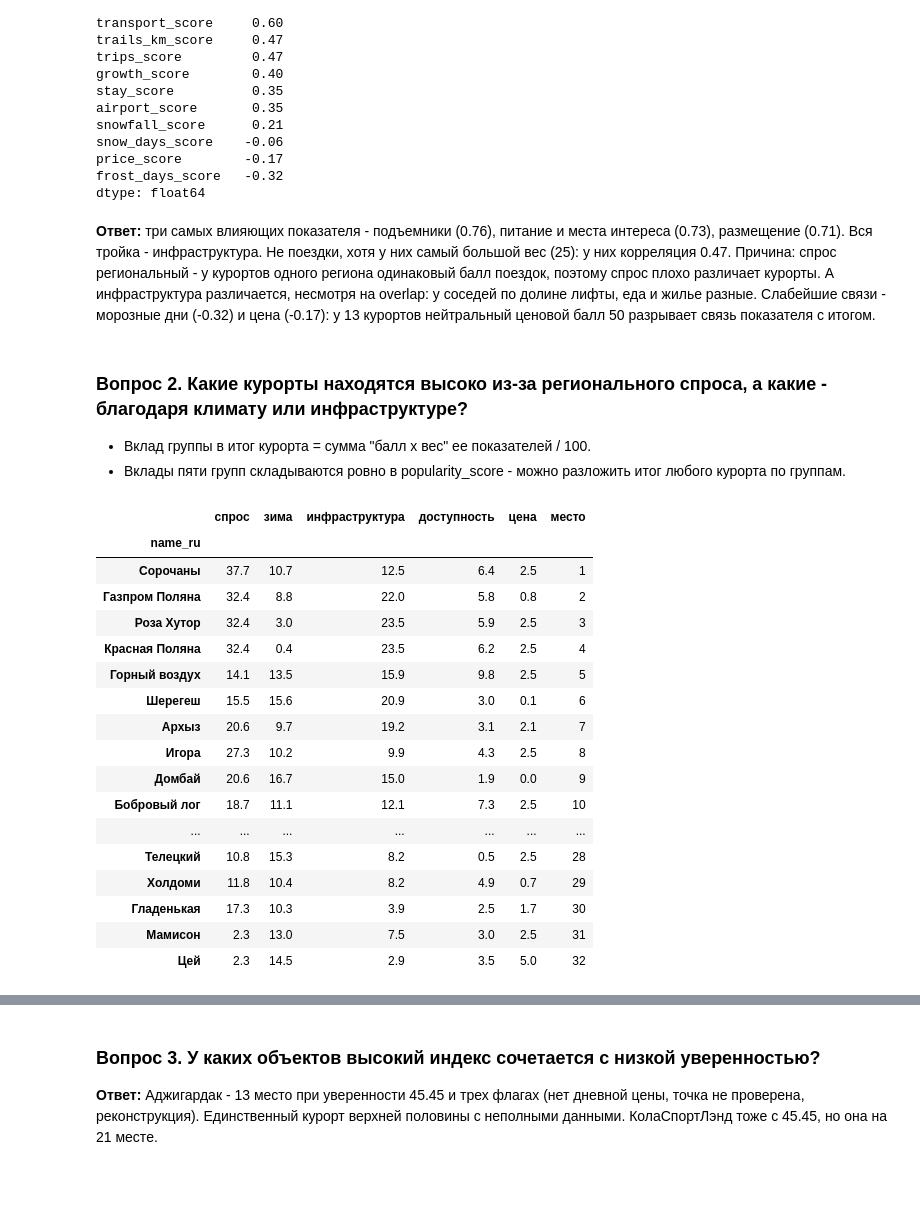
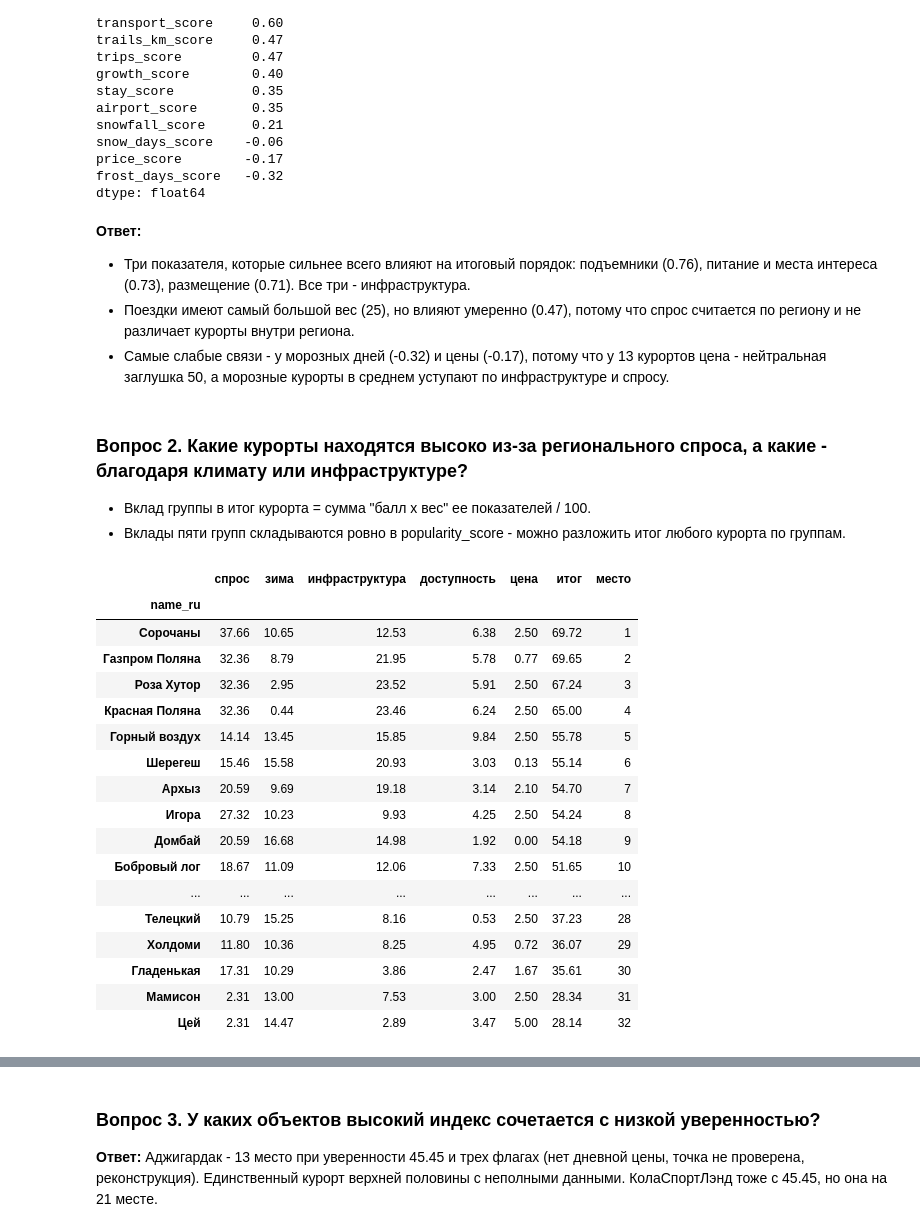
Before and after one commit to margoikonstantinova/travel-designer-resort-rating, a Jupyter notebook: notebooks/03_scoring.ipynb, the cells around one changed output, grey strips where cells are left out. Cells and saved outputs as stored; diff of their text form; code cells hidden in the pictures; blank space fills up the shorter version.

```diff
--- a/notebooks/03_scoring.ipynb
+++ b/notebooks/03_scoring.ipynb
@@ -243,6 +246,31 @@ scores['snowfall_score'] = log_min_max_score(mart['avg_snowfall_cm_per_season'])
 scores['transport_score'] = log_min_max_score(mart['transport_objects_6km'])
 
 print(scores.shape)
-scores.head()
+print("Топ-5 по региональному спросу:")
+print(scores.sort_values("trips_score", ascending=False)
+             .head(5)[["name_ru", "trips_score"]]
+             .to_string(index=False))
+
+scores["infrastructure_score"] = (
+    scores["trails_km_score"]
+    + scores["lifts_score"]
+    + scores["lodging_score"]
+    + scores["food_score"]
+)
+
+print("\nТоп-5 по инфраструктуре:")
+print(scores.sort_values("infrastructure_score", ascending=False)
+             .head(5)[["name_ru", "infrastructure_score"]]
+             .to_string(index=False))
+
+print("Топ-5 по сезонному снегопаду:")
+print(scores.sort_values("snowfall_score", ascending=False)
+             .head(5)[["name_ru", "snowfall_score"]]
+             .to_string(index=False))
+
+print("Топ-5 по локальному транспорту:")
+print(scores.sort_values("transport_score", ascending=False)
+             .head(5)[["name_ru", "transport_score"]]
+             .to_string(index=False))
 # %% [output]
 (32, 11)
@@ -1200,10 +1255,10 @@ price_score        -0.17
 frost_days_score   -0.32
 dtype: float64
 # %% [markdown]
-**Ответ:** три самых влияющих показателя - подъемники (0.76), питание
-и места интереса (0.73), размещение (0.71). Вся тройка - инфраструктура.
-Не поездки, хотя у них самый большой вес (25): у них корреляция 0.47. Причина: спрос региональный - у курортов одного региона одинаковый балл поездок, поэтому спрос плохо различает курорты. А инфраструктура различается, несмотря на overlap: у соседей по долине лифты, еда и жилье разные.
-Слабейшие связи - морозные дни (-0.32) и цена (-0.17): у 13 курортов нейтральный ценовой балл 50 разрывает связь показателя с итогом.
+**Ответ:**
+* Три показателя, которые сильнее всего влияют на итоговый порядок: подъемники (0.76), питание и места интереса (0.73), размещение (0.71). Все три - инфраструктура.
+* Поездки имеют самый большой вес (25), но влияют умеренно (0.47), потому что спрос считается по региону и не различает курорты внутри региона.
+* Самые слабые связи - у морозных дней (-0.32) и цены (-0.17), потому что у 13 курортов цена - нейтральная заглушка 50, а морозные курорты в среднем уступают по инфраструктуре и спросу.
 # %% [markdown]
 ### Вопрос 2. Какие курорты находятся высоко из-за регионального спроса, а какие - благодаря климату или инфраструктуре?
 * Вклад группы в итог курорта = сумма "балл x вес" ее показателей / 100.
@@ -1211,29 +1266,31 @@ dtype: float64
 # %%
 group_contrib = pd.DataFrame({'name_ru': base_rating['name_ru']})
 for group_name, group_cols in weight_groups.items():
     group_contrib[group_name] = sum(
         scores[col] * tz_weights[col] for col in group_cols) / 100
 
+groups = list(weight_groups)          # пять имен групп
+group_contrib['итог'] = group_contrib[groups].sum(axis=1)
 group_contrib['место'] = base_rating['rank'].values
-view = group_contrib.set_index('name_ru').sort_values('место').round(1)
+view = group_contrib.set_index('name_ru').sort_values('место').round(2)
 view
 # %% [output]
-|  | спрос | зима | инфраструктура | доступность | цена | место |
-| name_ru |  |  |  |  |  |  |
-| Сорочаны | 37.7 | 10.7 | 12.5 | 6.4 | 2.5 | 1 |
-| Газпром Поляна | 32.4 | 8.8 | 22.0 | 5.8 | 0.8 | 2 |
-| Роза Хутор | 32.4 | 3.0 | 23.5 | 5.9 | 2.5 | 3 |
-| Красная Поляна | 32.4 | 0.4 | 23.5 | 6.2 | 2.5 | 4 |
-| Горный воздух | 14.1 | 13.5 | 15.9 | 9.8 | 2.5 | 5 |
-| Шерегеш | 15.5 | 15.6 | 20.9 | 3.0 | 0.1 | 6 |
-| Архыз | 20.6 | 9.7 | 19.2 | 3.1 | 2.1 | 7 |
-| Игора | 27.3 | 10.2 | 9.9 | 4.3 | 2.5 | 8 |
-| Домбай | 20.6 | 16.7 | 15.0 | 1.9 | 0.0 | 9 |
-| Бобровый лог | 18.7 | 11.1 | 12.1 | 7.3 | 2.5 | 10 |
-| ... | ... | ... | ... | ... | ... | ... |
-| Телецкий | 10.8 | 15.3 | 8.2 | 0.5 | 2.5 | 28 |
-| Холдоми | 11.8 | 10.4 | 8.2 | 4.9 | 0.7 | 29 |
-| Гладенькая | 17.3 | 10.3 | 3.9 | 2.5 | 1.7 | 30 |
-| Мамисон | 2.3 | 13.0 | 7.5 | 3.0 | 2.5 | 31 |
-| Цей | 2.3 | 14.5 | 2.9 | 3.5 | 5.0 | 32 |
+|  | спрос | зима | инфраструктура | доступность | цена | итог | место |
+| name_ru |  |  |  |  |  |  |  |
+| Сорочаны | 37.66 | 10.65 | 12.53 | 6.38 | 2.50 | 69.72 | 1 |
+| Газпром Поляна | 32.36 | 8.79 | 21.95 | 5.78 | 0.77 | 69.65 | 2 |
+| Роза Хутор | 32.36 | 2.95 | 23.52 | 5.91 | 2.50 | 67.24 | 3 |
+| Красная Поляна | 32.36 | 0.44 | 23.46 | 6.24 | 2.50 | 65.00 | 4 |
+| Горный воздух | 14.14 | 13.45 | 15.85 | 9.84 | 2.50 | 55.78 | 5 |
+| Шерегеш | 15.46 | 15.58 | 20.93 | 3.03 | 0.13 | 55.14 | 6 |
+| Архыз | 20.59 | 9.69 | 19.18 | 3.14 | 2.10 | 54.70 | 7 |
+| Игора | 27.32 | 10.23 | 9.93 | 4.25 | 2.50 | 54.24 | 8 |
+| Домбай | 20.59 | 16.68 | 14.98 | 1.92 | 0.00 | 54.18 | 9 |
+| Бобровый лог | 18.67 | 11.09 | 12.06 | 7.33 | 2.50 | 51.65 | 10 |
+| ... | ... | ... | ... | ... | ... | ... | ... |
+| Телецкий | 10.79 | 15.25 | 8.16 | 0.53 | 2.50 | 37.23 | 28 |
+| Холдоми | 11.80 | 10.36 | 8.25 | 4.95 | 0.72 | 36.07 | 29 |
+| Гладенькая | 17.31 | 10.29 | 3.86 | 2.47 | 1.67 | 35.61 | 30 |
+| Мамисон | 2.31 | 13.00 | 7.53 | 3.00 | 2.50 | 28.34 | 31 |
+| Цей | 2.31 | 14.47 | 2.89 | 3.47 | 5.00 | 28.14 | 32 |
 # %% [markdown]
```
Also changed, not shown: parts of 28 cells of this notebook, 6 other files.
